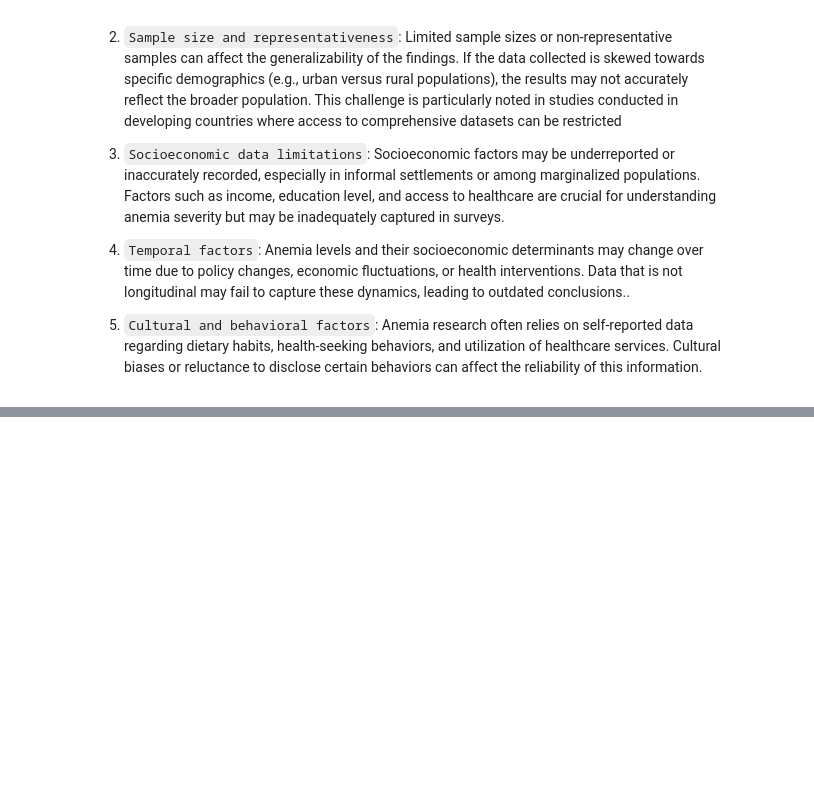
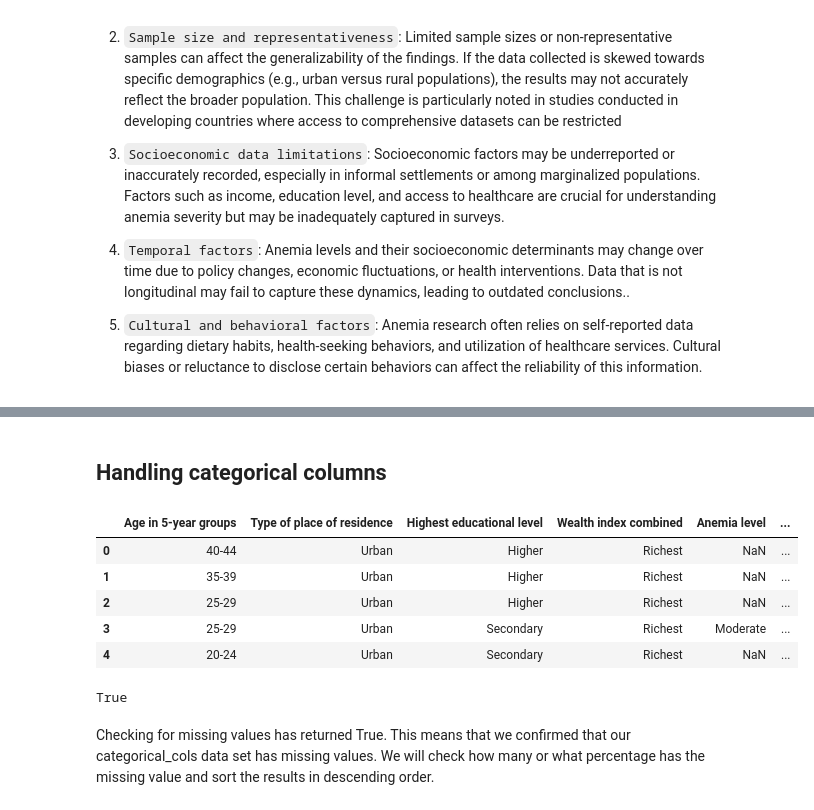
Before and after one commit to ruth-kitasi/Anemia-Level-Prediction-in-Children, a Jupyter notebook: Index.ipynb, the cells around one changed output, grey strips where cells are left out. Saved outputs shown, nothing was run; the diff lists cells and outputs as text; code cells hidden in the pictures; blank space fills up the shorter version.

```diff
--- a/Index.ipynb
+++ b/Index.ipynb
@@ -219,0 +337,23 @@ Index(['Age in 5-year groups', 'Type of place of residence',
+# %% [markdown]
+  ## Handling categorical columns
+# %%
+# Separate categorical columns (object and category types)
+categorical_cols = df.select_dtypes(include=['object', 'category'])
+categorical_cols.head()
+# %% [output]
+|  | Age in 5-year groups | Type of place of residence | Highest educational level | Wealth index combined | Anemia level | ... |
+| 0 | 40-44 | Urban | Higher | Richest | NaN | ... |
+| 1 | 35-39 | Urban | Higher | Richest | NaN | ... |
+| 2 | 25-29 | Urban | Higher | Richest | NaN | ... |
+| 3 | 25-29 | Urban | Secondary | Richest | Moderate | ... |
+| 4 | 20-24 | Urban | Secondary | Richest | NaN | ... |
+# %%
+#checking for missing value
+if categorical_cols.isnull().value_counts:
+    print(True)
+else:
+    print(None)
+# %% [output]
+True
+# %% [markdown]
+Checking for missing values has returned True. This means that we confirmed that our categorical_cols data set has missing values. We will check how many or what percentage has the missing value and sort the results in descending order.
```
Also changed, not shown: parts of 60 cells of this notebook, 2 other files.
